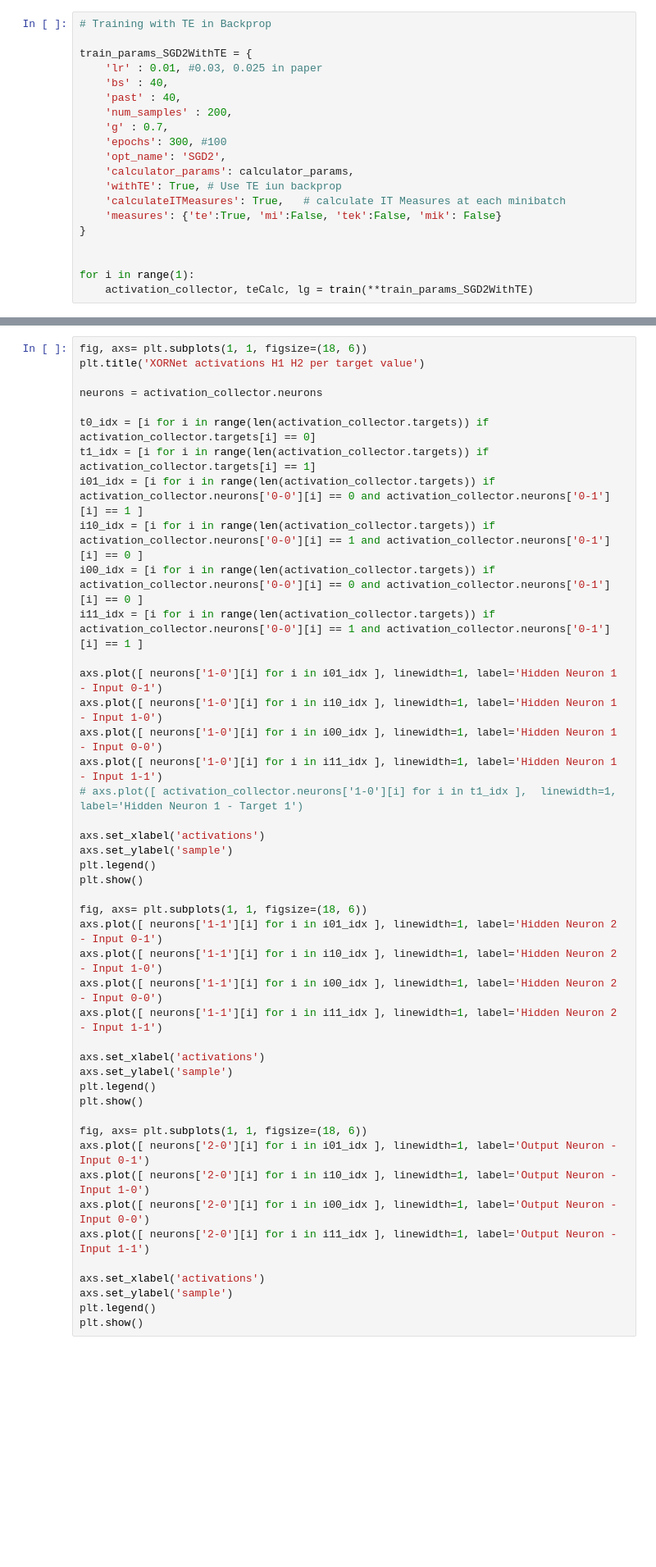
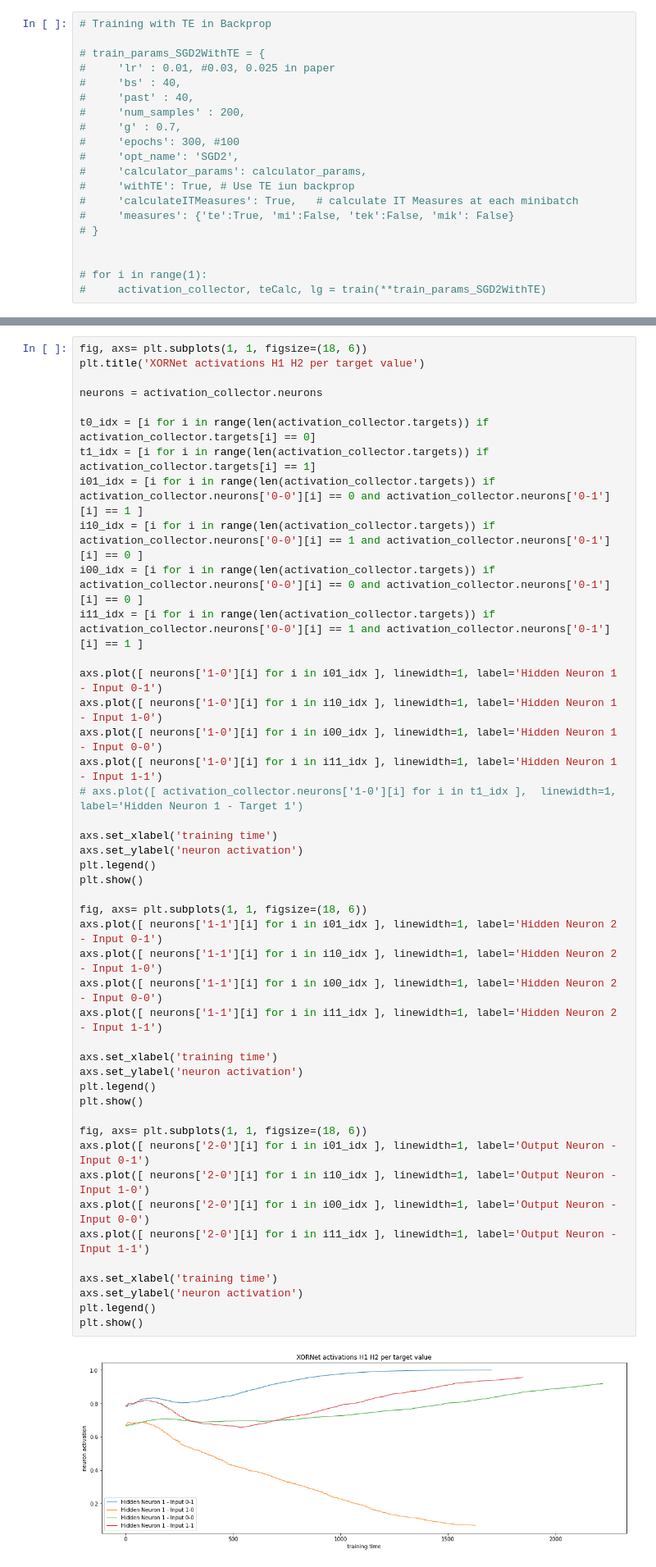
Before and after one commit to IsisChameleon/CSYS5030, a Jupyter notebook: Assignment2/xor-v5.ipynb, the cells around one changed output, grey strips where cells are left out. Shown at 82% size. Saved outputs shown, nothing was run; the diff lists cells and outputs as text; blank space fills up the shorter version.

```diff
--- a/Assignment2/xor-v5.ipynb
+++ b/Assignment2/xor-v5.ipynb
@@ -1094,20 +1112,20 @@ NameError: name 'lg' is not defined
 # %%
 # Training with TE in Backprop
 
-train_params_SGD2WithTE = {
-    'lr' : 0.01, #0.03, 0.025 in paper
-    'bs' : 40,
-    'past' : 40,
-    'num_samples' : 200,
-    'g' : 0.7,
-    'epochs': 300, #100
-    'opt_name': 'SGD2',
-    'calculator_params': calculator_params,
-    'withTE': True, # Use TE iun backprop
-    'calculateITMeasures': True,   # calculate IT Measures at each minibatch
-    'measures': {'te':True, 'mi':False, 'tek':False, 'mik': False}
-}
+# train_params_SGD2WithTE = {
+#     'lr' : 0.01, #0.03, 0.025 in paper
+#     'bs' : 40,
+#     'past' : 40,
+#     'num_samples' : 200,
+#     'g' : 0.7,
+#     'epochs': 300, #100
+#     'opt_name': 'SGD2',
+#     'calculator_params': calculator_params,
+#     'withTE': True, # Use TE iun backprop
+#     'calculateITMeasures': True,   # calculate IT Measures at each minibatch
+#     'measures': {'te':True, 'mi':False, 'tek':False, 'mik': False}
+# }
 
 
-for i in range(1):
-    activation_collector, teCalc, lg = train(**train_params_SGD2WithTE)
+# for i in range(1):
+#     activation_collector, teCalc, lg = train(**train_params_SGD2WithTE)
@@ -1149,36 +1145,38 @@ i01_idx = [i for i in range(len(activation_collector.targets)) if activation_col
 i10_idx = [i for i in range(len(activation_collector.targets)) if activation_collector.neurons['0-0'][i] == 1 and activation_collector.neurons['0-1'][i] == 0 ]
 i00_idx = [i for i in range(len(activation_collector.targets)) if activation_collector.neurons['0-0'][i] == 0 and activation_collector.neurons['0-1'][i] == 0 ]
 i11_idx = [i for i in range(len(activation_collector.targets)) if activation_collector.neurons['0-0'][i] == 1 and activation_collector.neurons['0-1'][i] == 1 ]
 
 axs.plot([ neurons['1-0'][i] for i in i01_idx ], linewidth=1, label='Hidden Neuron 1 - Input 0-1')
 axs.plot([ neurons['1-0'][i] for i in i10_idx ], linewidth=1, label='Hidden Neuron 1 - Input 1-0')
 axs.plot([ neurons['1-0'][i] for i in i00_idx ], linewidth=1, label='Hidden Neuron 1 - Input 0-0')
 axs.plot([ neurons['1-0'][i] for i in i11_idx ], linewidth=1, label='Hidden Neuron 1 - Input 1-1')
 # axs.plot([ activation_collector.neurons['1-0'][i] for i in t1_idx ],  linewidth=1, label='Hidden Neuron 1 - Target 1')
 
-axs.set_xlabel('activations')
-axs.set_ylabel('sample')
+axs.set_xlabel('training time')
+axs.set_ylabel('neuron activation')
 plt.legend()
 plt.show()
 
 fig, axs= plt.subplots(1, 1, figsize=(18, 6))
 axs.plot([ neurons['1-1'][i] for i in i01_idx ], linewidth=1, label='Hidden Neuron 2 - Input 0-1')
 axs.plot([ neurons['1-1'][i] for i in i10_idx ], linewidth=1, label='Hidden Neuron 2 - Input 1-0')
 axs.plot([ neurons['1-1'][i] for i in i00_idx ], linewidth=1, label='Hidden Neuron 2 - Input 0-0')
 axs.plot([ neurons['1-1'][i] for i in i11_idx ], linewidth=1, label='Hidden Neuron 2 - Input 1-1')
 
-axs.set_xlabel('activations')
-axs.set_ylabel('sample')
+axs.set_xlabel('training time')
+axs.set_ylabel('neuron activation')
 plt.legend()
 plt.show()
 
 fig, axs= plt.subplots(1, 1, figsize=(18, 6))
 axs.plot([ neurons['2-0'][i] for i in i01_idx ], linewidth=1, label='Output Neuron - Input 0-1')
 axs.plot([ neurons['2-0'][i] for i in i10_idx ], linewidth=1, label='Output Neuron - Input 1-0')
 axs.plot([ neurons['2-0'][i] for i in i00_idx ], linewidth=1, label='Output Neuron - Input 0-0')
 axs.plot([ neurons['2-0'][i] for i in i11_idx ], linewidth=1, label='Output Neuron - Input 1-1')
 
-axs.set_xlabel('activations')
-axs.set_ylabel('sample')
+axs.set_xlabel('training time')
+axs.set_ylabel('neuron activation')
 plt.legend()
 plt.show()
+# %% [output]
+[figure, added]
```
Also changed, not shown: parts of 8 cells of this notebook.
